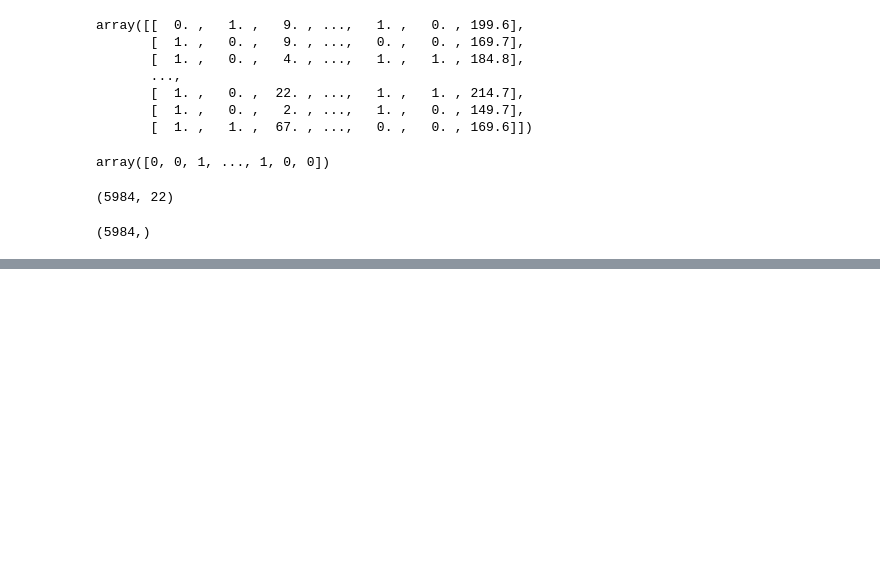
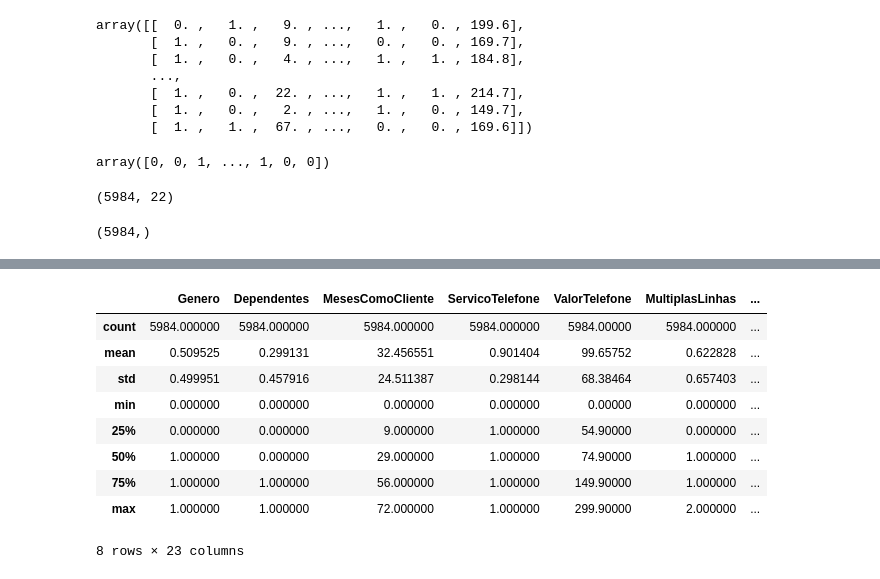
Before and after one commit to mauricionoronha/MLChurn, a Jupyter notebook: Classificação_CHURN.ipynb, the cells around one changed output, grey strips where cells are left out. Drawn from its saved outputs; the diff is of its cells as text; code cells hidden in the pictures; blank space fills up the shorter version.

```diff
--- a/Classificação_CHURN.ipynb
+++ b/Classificação_CHURN.ipynb
@@ -327,0 +365,14 @@ alvo.shape
+# %%
+# Estatística descritiva
+dados2.describe()
+# %% [output]
+|  | Genero | Dependentes | MesesComoCliente | ServicoTelefone | ValorTelefone | MultiplasLinhas | ... |
+| count | 5984.000000 | 5984.000000 | 5984.000000 | 5984.000000 | 5984.00000 | 5984.000000 | ... |
+| mean | 0.509525 | 0.299131 | 32.456551 | 0.901404 | 99.65752 | 0.622828 | ... |
+| std | 0.499951 | 0.457916 | 24.511387 | 0.298144 | 68.38464 | 0.657403 | ... |
+| min | 0.000000 | 0.000000 | 0.000000 | 0.000000 | 0.00000 | 0.000000 | ... |
+| 25% | 0.000000 | 0.000000 | 9.000000 | 1.000000 | 54.90000 | 0.000000 | ... |
+| 50% | 1.000000 | 0.000000 | 29.000000 | 1.000000 | 74.90000 | 1.000000 | ... |
+| 75% | 1.000000 | 1.000000 | 56.000000 | 1.000000 | 149.90000 | 1.000000 | ... |
+| max | 1.000000 | 1.000000 | 72.000000 | 1.000000 | 299.90000 | 2.000000 | ... |
+8 rows × 23 columns
```
Also changed, not shown: parts of 46 cells of this notebook.
